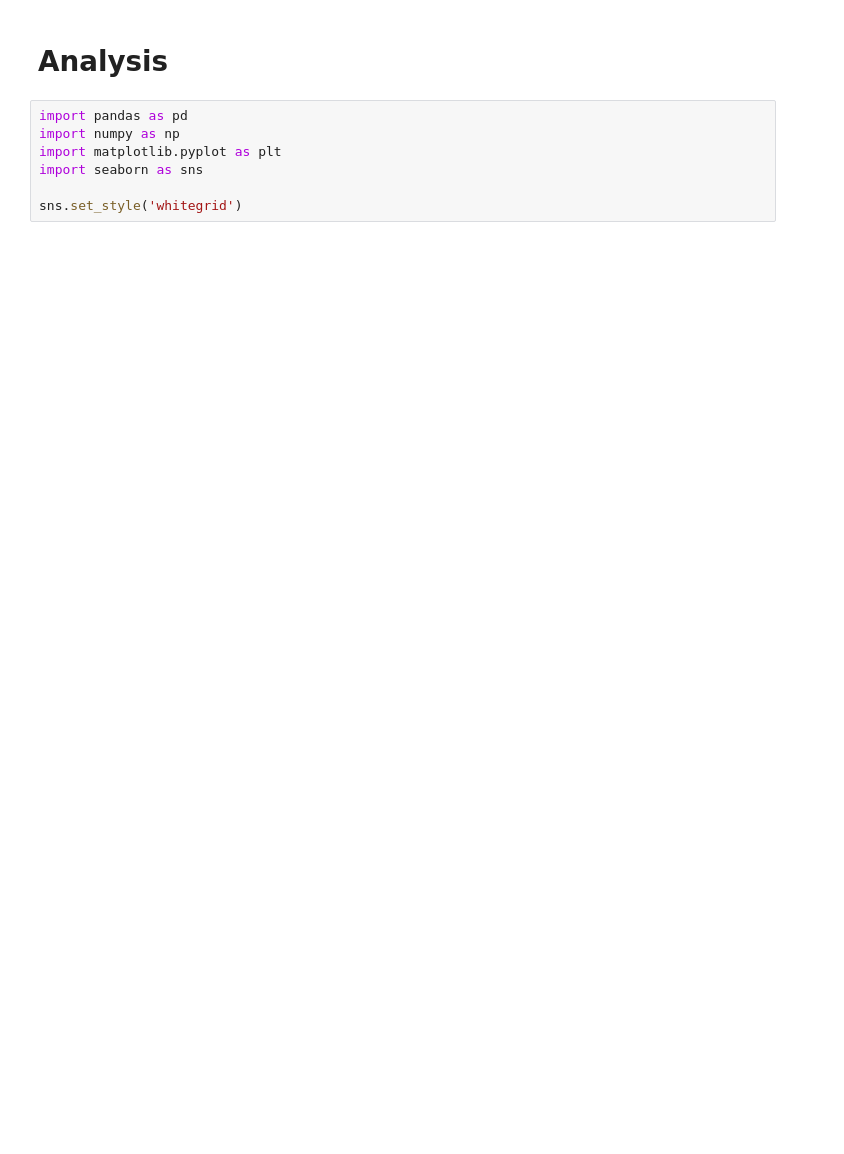
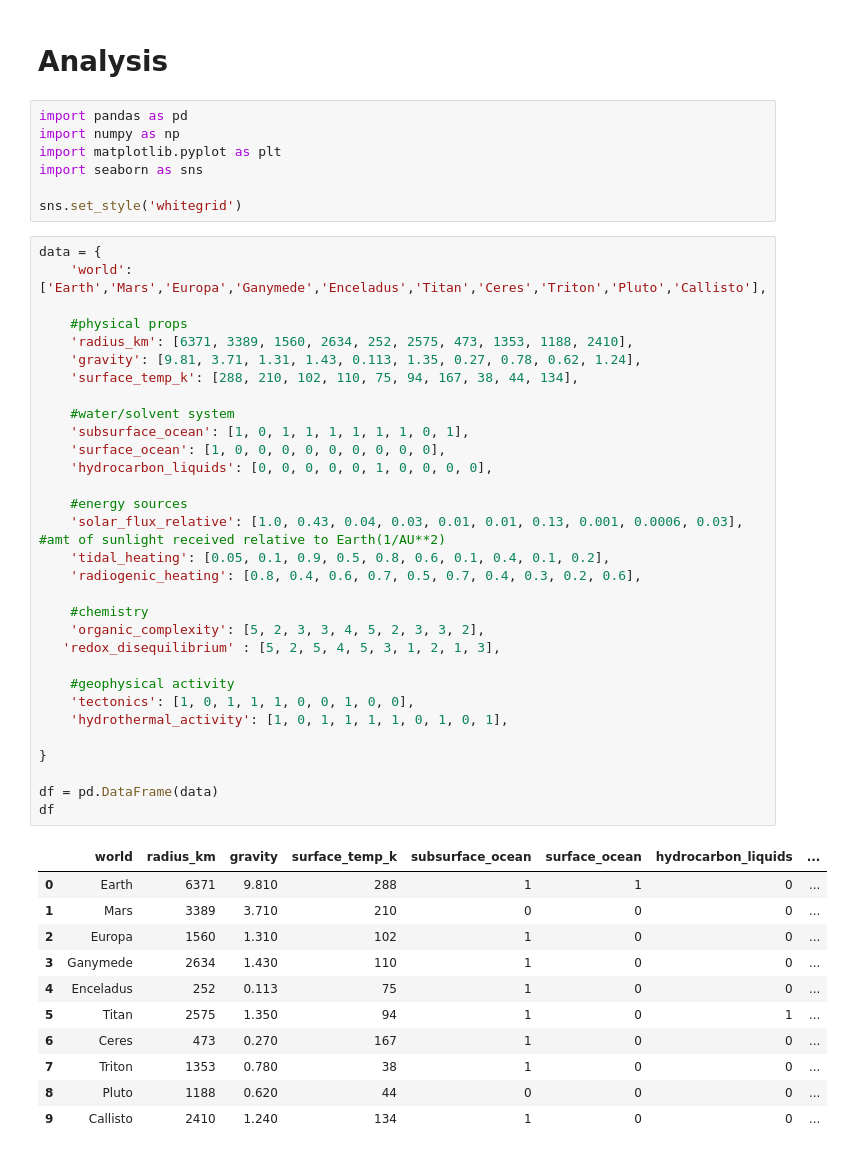
Before and after one commit to DataxEnv/astrobio-habitability-index, a Jupyter notebook: Untitled.ipynb, the cells around one changed output. Saved outputs shown, nothing was run; the diff lists cells and outputs as text; blank space fills up the shorter version.

```diff
--- a/Untitled.ipynb
+++ b/Untitled.ipynb
@@ -7,3 +7,46 @@ import matplotlib.pyplot as plt
 import seaborn as sns
 
 sns.set_style('whitegrid')
+# %%
+data = {
+    'world': ['Earth','Mars','Europa','Ganymede','Enceladus','Titan','Ceres','Triton','Pluto','Callisto'],
+
+    #physical props
+    'radius_km': [6371, 3389, 1560, 2634, 252, 2575, 473, 1353, 1188, 2410],
+    'gravity': [9.81, 3.71, 1.31, 1.43, 0.113, 1.35, 0.27, 0.78, 0.62, 1.24],
+    'surface_temp_k': [288, 210, 102, 110, 75, 94, 167, 38, 44, 134],
+
+    #water/solvent system
+    'subsurface_ocean': [1, 0, 1, 1, 1, 1, 1, 1, 0, 1],
+    'surface_ocean': [1, 0, 0, 0, 0, 0, 0, 0, 0, 0],
+    'hydrocarbon_liquids': [0, 0, 0, 0, 0, 1, 0, 0, 0, 0],
+
+    #energy sources
+    'solar_flux_relative': [1.0, 0.43, 0.04, 0.03, 0.01, 0.01, 0.13, 0.001, 0.0006, 0.03], #amt of sunlight received relative to Earth(1/AU**2)
+    'tidal_heating': [0.05, 0.1, 0.9, 0.5, 0.8, 0.6, 0.1, 0.4, 0.1, 0.2],
+    'radiogenic_heating': [0.8, 0.4, 0.6, 0.7, 0.5, 0.7, 0.4, 0.3, 0.2, 0.6],
+
+    #chemistry
+    'organic_complexity': [5, 2, 3, 3, 4, 5, 2, 3, 3, 2],
+   'redox_disequilibrium' : [5, 2, 5, 4, 5, 3, 1, 2, 1, 3],
+
+    #geophysical activity
+    'tectonics': [1, 0, 1, 1, 1, 0, 0, 1, 0, 0],
+    'hydrothermal_activity': [1, 0, 1, 1, 1, 1, 0, 1, 0, 1],
+
+}
+
+df = pd.DataFrame(data)
+df
+# %% [output]
+|  | world | radius_km | gravity | surface_temp_k | subsurface_ocean | surface_ocean | hydrocarbon_liquids | ... |
+| 0 | Earth | 6371 | 9.810 | 288 | 1 | 1 | 0 | ... |
+| 1 | Mars | 3389 | 3.710 | 210 | 0 | 0 | 0 | ... |
+| 2 | Europa | 1560 | 1.310 | 102 | 1 | 0 | 0 | ... |
+| 3 | Ganymede | 2634 | 1.430 | 110 | 1 | 0 | 0 | ... |
+| 4 | Enceladus | 252 | 0.113 | 75 | 1 | 0 | 0 | ... |
+| 5 | Titan | 2575 | 1.350 | 94 | 1 | 0 | 1 | ... |
+| 6 | Ceres | 473 | 0.270 | 167 | 1 | 0 | 0 | ... |
+| 7 | Triton | 1353 | 0.780 | 38 | 1 | 0 | 0 | ... |
+| 8 | Pluto | 1188 | 0.620 | 44 | 0 | 0 | 0 | ... |
+| 9 | Callisto | 2410 | 1.240 | 134 | 1 | 0 | 0 | ... |
```
Also changed, not shown: parts of 18 cells of this notebook.
